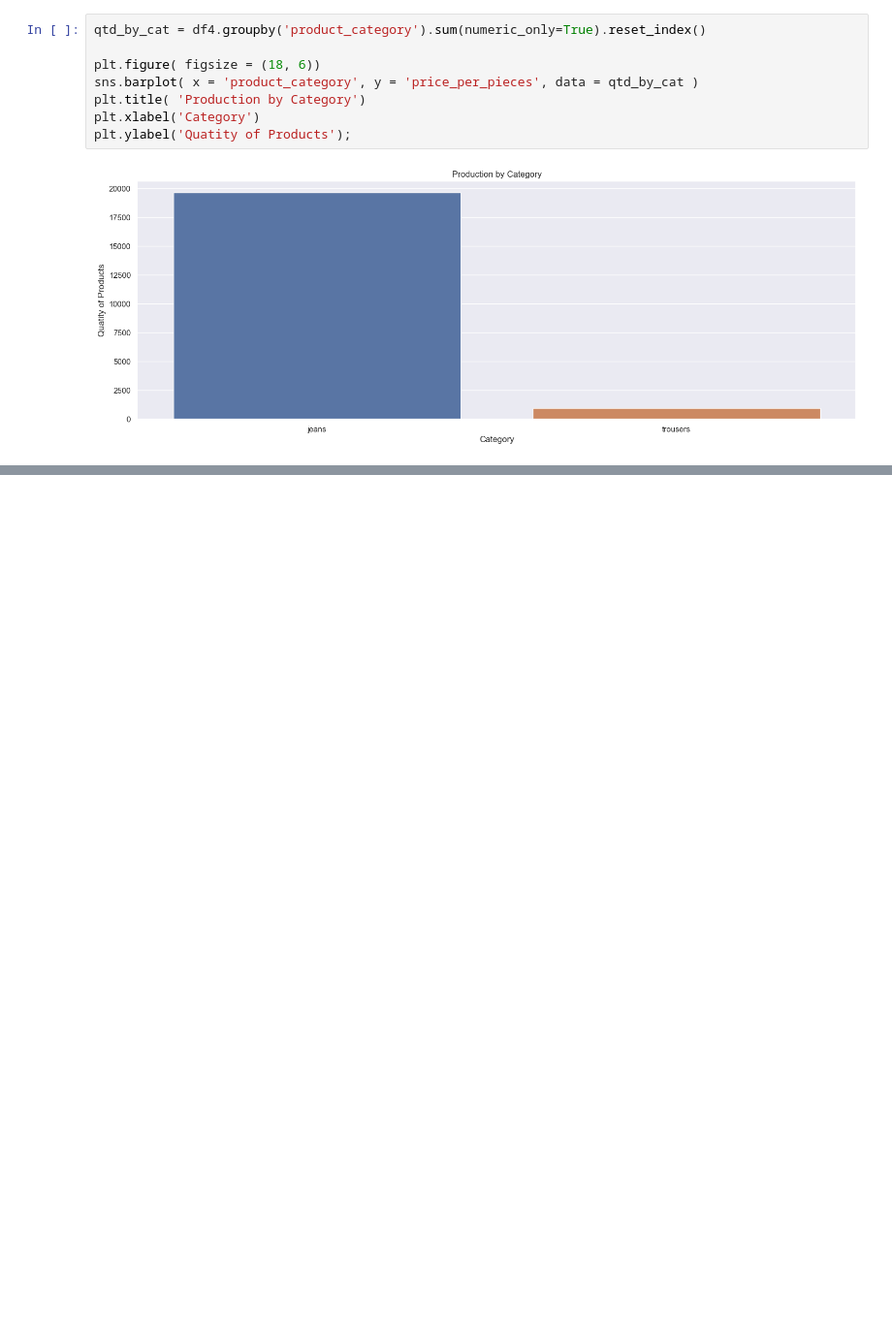
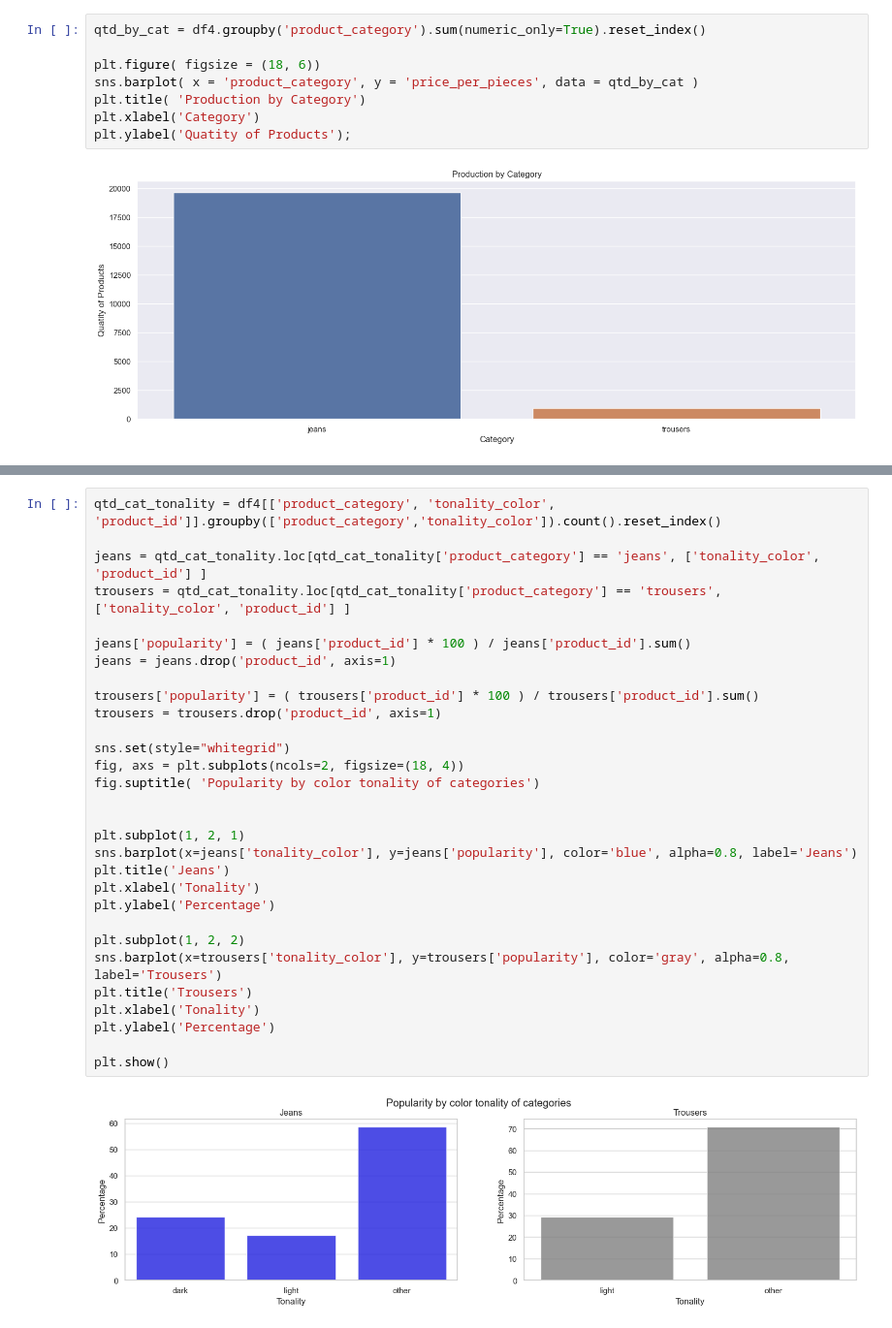
Before and after one commit to luanjesus/star_jeans_webscraping, a Jupyter notebook: eda.ipynb, the cells around one changed output, grey strips where cells are left out. Shown at 97% size. Drawn from its saved outputs; the diff is of its cells as text; blank space fills up the shorter version.

```diff
--- a/eda.ipynb
+++ b/eda.ipynb
@@ -470,0 +487,32 @@ plt.ylabel('Quatity of Products');
+# %%
+qtd_cat_tonality = df4[['product_category', 'tonality_color', 'product_id']].groupby(['product_category','tonality_color']).count().reset_index()
+
+jeans = qtd_cat_tonality.loc[qtd_cat_tonality['product_category'] == 'jeans', ['tonality_color', 'product_id'] ]
+trousers = qtd_cat_tonality.loc[qtd_cat_tonality['product_category'] == 'trousers', ['tonality_color', 'product_id'] ]
+
+jeans['popularity'] = ( jeans['product_id'] * 100 ) / jeans['product_id'].sum()
+jeans = jeans.drop('product_id', axis=1)
+
+trousers['popularity'] = ( trousers['product_id'] * 100 ) / trousers['product_id'].sum()
+trousers = trousers.drop('product_id', axis=1)
+
+sns.set(style="whitegrid")
+fig, axs = plt.subplots(ncols=2, figsize=(18, 4))
+fig.suptitle( 'Popularity by color tonality of categories')
+
+
+plt.subplot(1, 2, 1)
+sns.barplot(x=jeans['tonality_color'], y=jeans['popularity'], color='blue', alpha=0.8, label='Jeans')
+plt.title('Jeans')
+plt.xlabel('Tonality')
+plt.ylabel('Percentage')
+
+plt.subplot(1, 2, 2)
+sns.barplot(x=trousers['tonality_color'], y=trousers['popularity'], color='gray', alpha=0.8, label='Trousers')
+plt.title('Trousers')
+plt.xlabel('Tonality')
+plt.ylabel('Percentage')
+
+plt.show()
+# %% [output]
+[figure, added]
```
Also changed, not shown: parts of 12 cells of this notebook.
